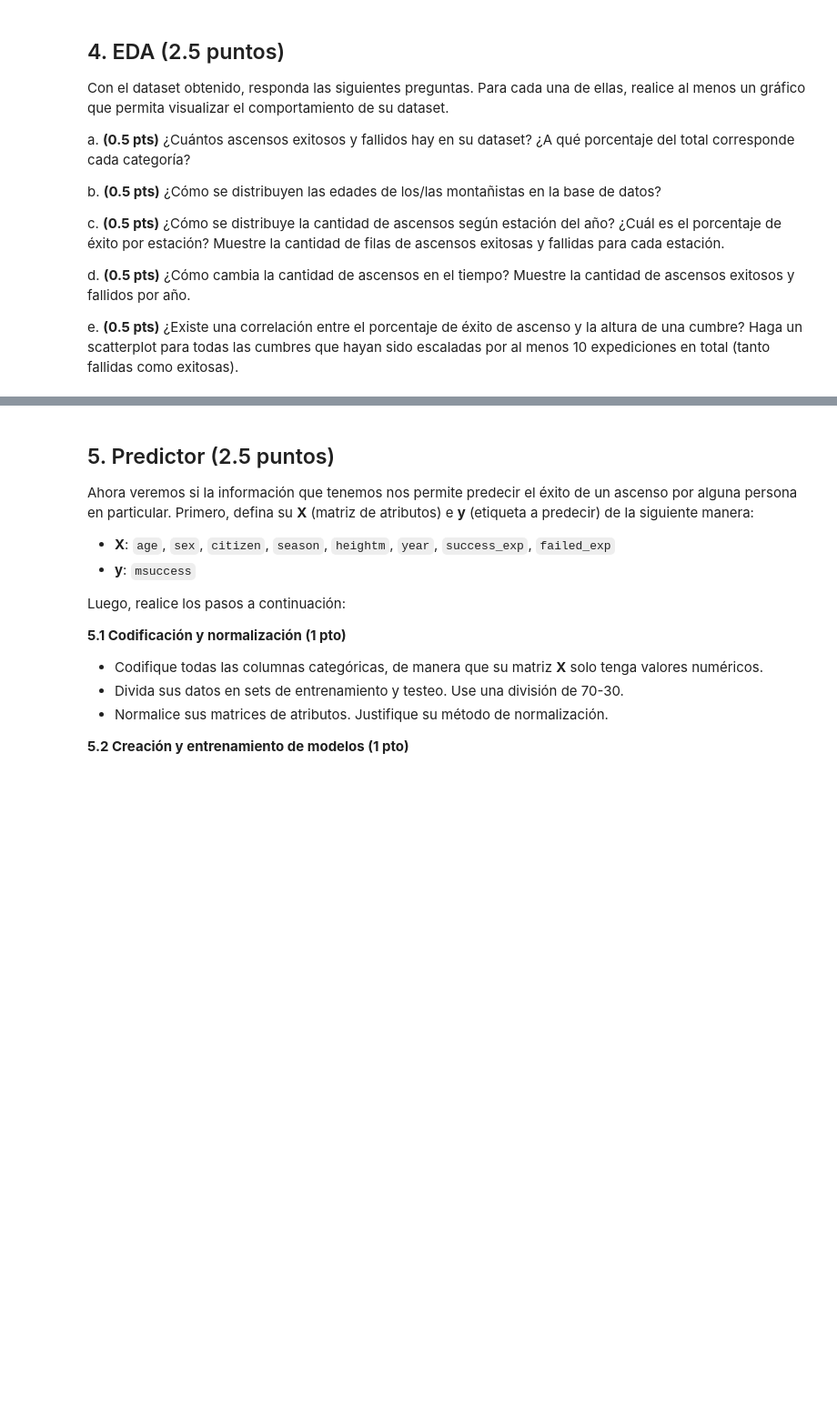
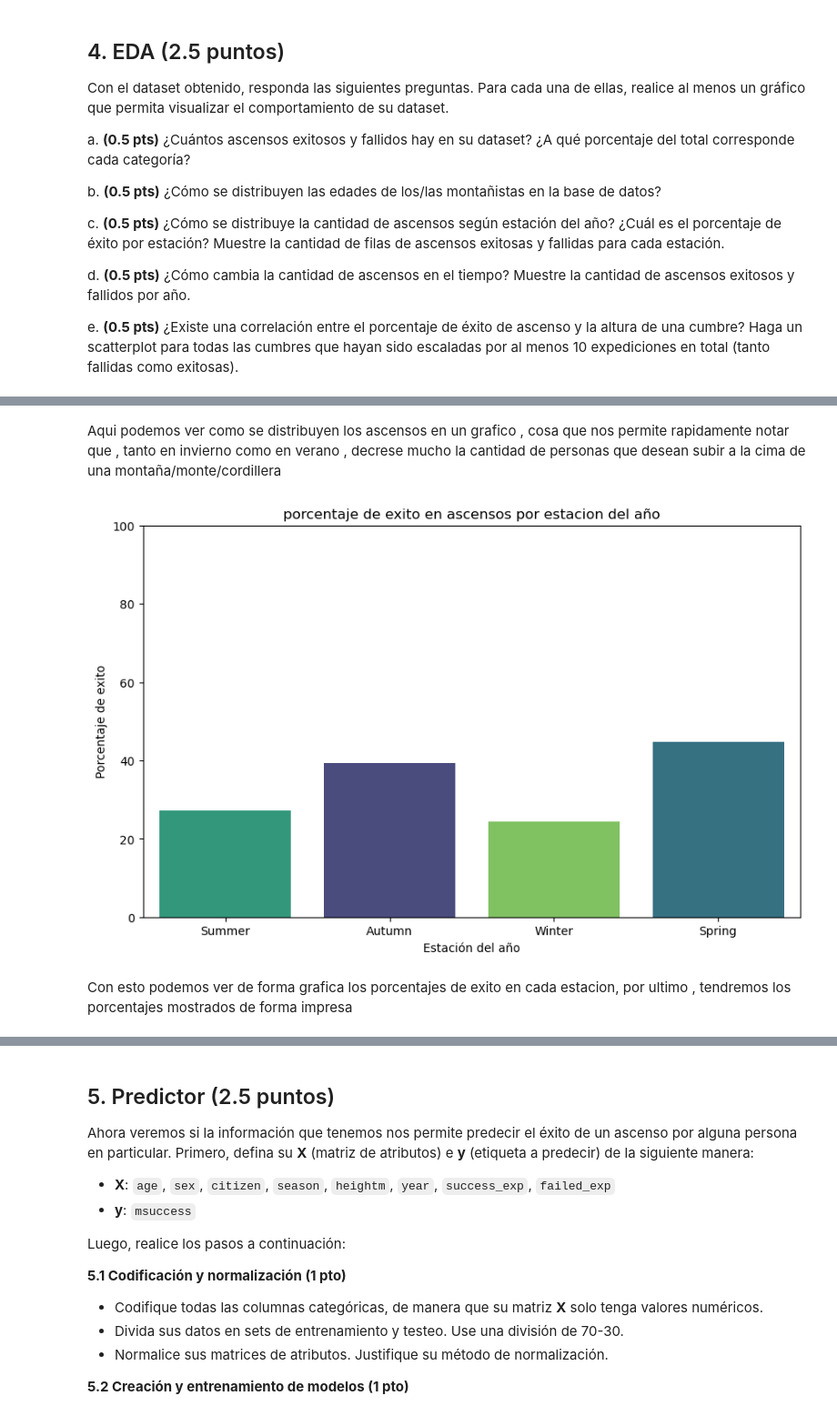
Before and after one commit to esteban78009/IMT2200-Esteban-Cortes, a Jupyter notebook: tareas/tarea 04/IMT2200-25s2 - Tarea 04.ipynb, the cells around one changed output, grey strips where cells are left out. Shown at 91% size. Saved outputs shown, nothing was run; the diff lists cells and outputs as text; code cells hidden in the pictures; blank space fills up the shorter version.

```diff
--- a/tareas/tarea 04/IMT2200-25s2 - Tarea 04.ipynb
+++ b/tareas/tarea 04/IMT2200-25s2 - Tarea 04.ipynb
@@ -439,0 +653,19 @@ Respuestas:
+# %% [markdown]
+Aqui podemos ver como se distribuyen los ascensos en un grafico , cosa que nos permite rapidamente notar que , tanto en invierno como en verano , decrese mucho la cantidad de personas que desean subir a la cima de una montaña/monte/cordillera
+# %%
+exito_estacion = clean_df.groupby("season")["msuccess"].mean().reset_index()
+exito_estacion["porcentaje"] = exito_estacion["msuccess"] * 100
+
+plt.figure(figsize=(10,6))
+
+sns.barplot(data = exito_estacion , x = "season" , hue = "season", y = "porcentaje" , palette="viridis" , order = ["Summer" , "Autumn" , "Winter" , "Spring"] , legend=False)
+
+plt.title("porcentaje de exito en ascensos por estacion del año")
+plt.xlabel("Estación del año")
+plt.ylabel("Porcentaje de exito")
+plt.ylim(0, 100)
+plt.show()
+# %% [output]
+[figure, added]
+# %% [markdown]
+Con esto podemos ver de forma grafica los porcentajes de exito en cada estacion, por ultimo , tendremos los porcentajes mostrados de forma impresa
```
Also changed, not shown: parts of 37 cells of this notebook, 1 other file.
